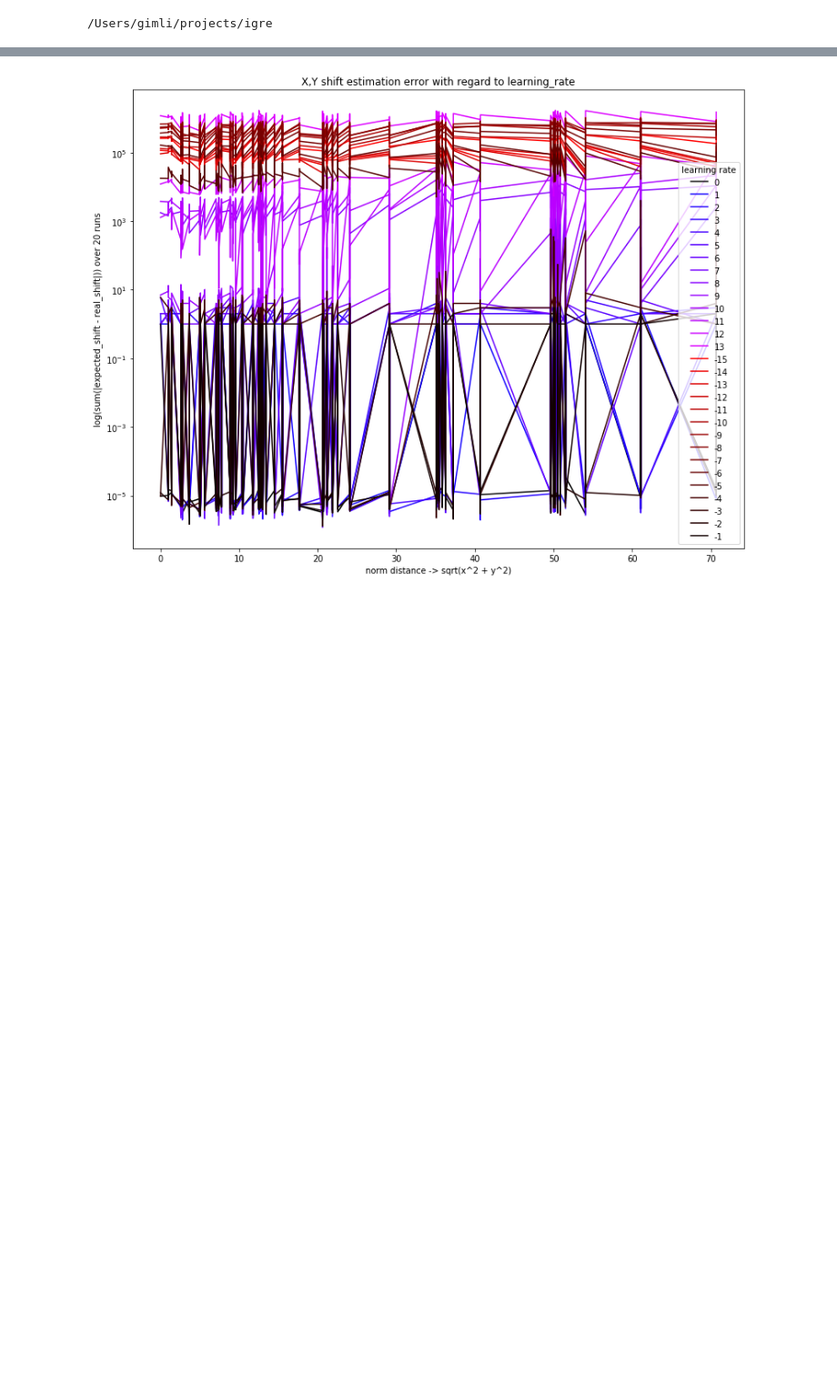
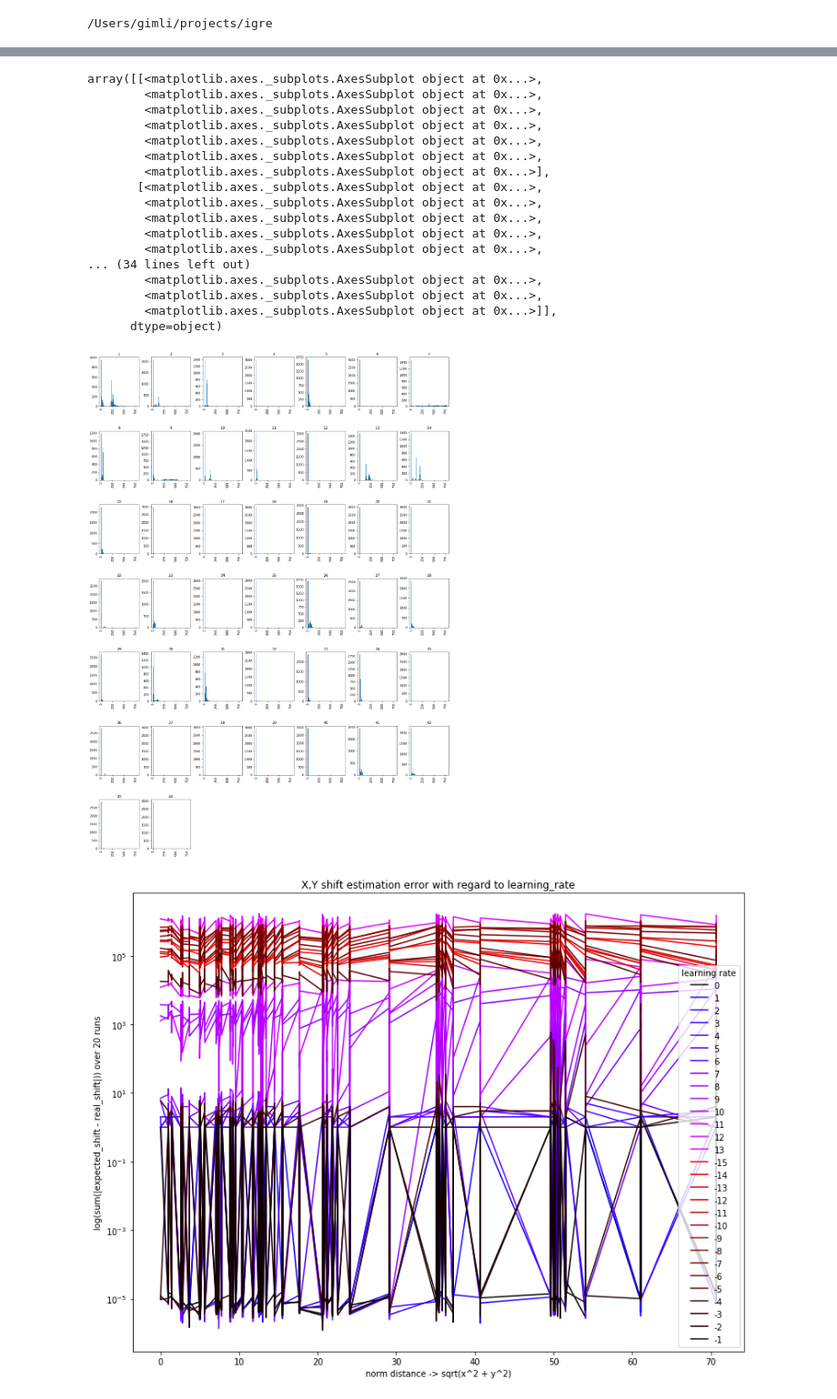
Before and after one commit to gimlidc/igre, a Jupyter notebook: notebooks/04-evaluation-of-refined-shift-registration.ipynb, the cells around one changed output, grey strips where cells are left out. Shown at 91% size. Cells and saved outputs as stored; diff of their text form; code cells hidden in the pictures; blank space fills up the shorter version.

```diff
--- a/notebooks/04-evaluation-of-refined-shift-registration.ipynb
+++ b/notebooks/04-evaluation-of-refined-shift-registration.ipynb
@@ -57,6 +43,28 @@ df.groupby(["x_shift", "y_shift", "distance"]).mean()
 # %%
-import numpy as np
-df["err"] = np.power((df["x_shift"] + df["x_est"]),2) + np.power((df["y_shift"] + df["y_est"]),2)
+df["err"] = np.sqrt(np.power((df["x_shift"] + df["x_est"]),2) + np.power((df["y_shift"] + df["y_est"]),2))
+# %%
+df["dist"] = np.sqrt(np.power(df["x_shift"],2) + np.power(df["y_shift"],2))
+# %%
+df.hist(column="err", by="sample", figsize=(20,30), bins=range(0,800,10))
+# %% [output]
+array([[<matplotlib.axes._subplots.AxesSubplot object at 0x...>,
+        <matplotlib.axes._subplots.AxesSubplot object at 0x...>,
+        <matplotlib.axes._subplots.AxesSubplot object at 0x...>,
+        <matplotlib.axes._subplots.AxesSubplot object at 0x...>,
+        <matplotlib.axes._subplots.AxesSubplot object at 0x...>,
+        <matplotlib.axes._subplots.AxesSubplot object at 0x...>,
+        <matplotlib.axes._subplots.AxesSubplot object at 0x...>],
+       [<matplotlib.axes._subplots.AxesSubplot object at 0x...>,
+        <matplotlib.axes._subplots.AxesSubplot object at 0x...>,
+        <matplotlib.axes._subplots.AxesSubplot object at 0x...>,
+        <matplotlib.axes._subplots.AxesSubplot object at 0x...>,
+        <matplotlib.axes._subplots.AxesSubplot object at 0x...>,
+... (34 lines left out)
+        <matplotlib.axes._subplots.AxesSubplot object at 0x...>,
+        <matplotlib.axes._subplots.AxesSubplot object at 0x...>,
+        <matplotlib.axes._subplots.AxesSubplot object at 0x...>]],
+      dtype=object)
+[figure, added]
 # %%
 converted = df.dropna(how="any").groupby(["x_shift", "y_shift", "distance"])["err"].agg("sum").reset_index()
 # %%
```
Also changed, not shown: parts of 13 cells of this notebook, 2 other files.
